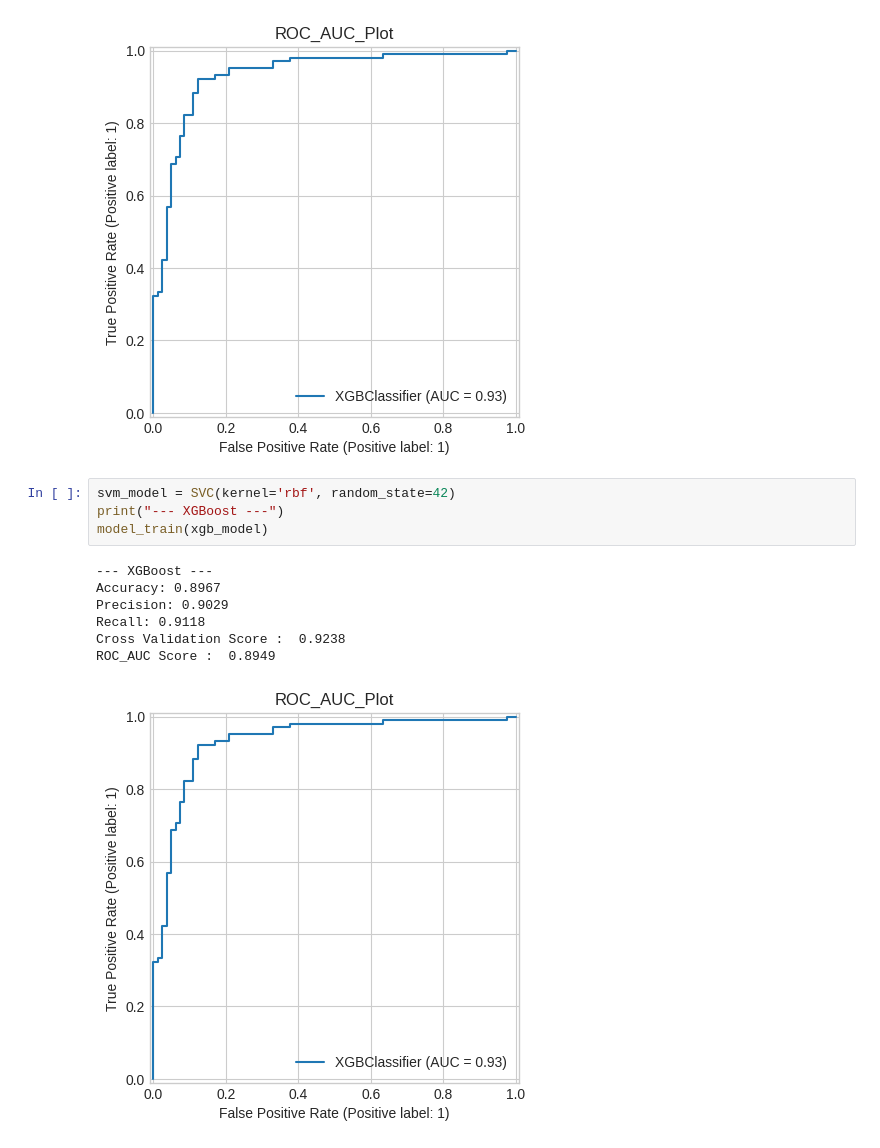
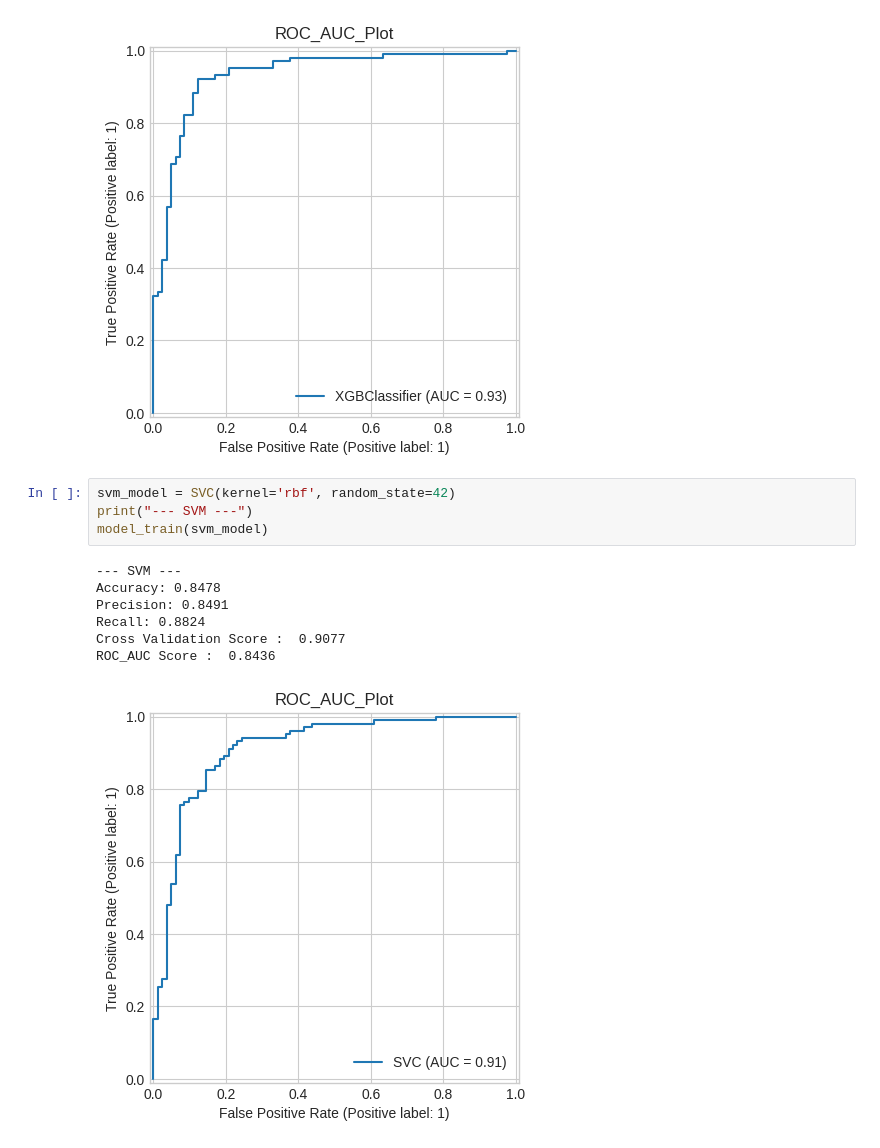
Before and after one commit to binswing/heart-failure-prediction, a Jupyter notebook: src/notebook/heart-failure-prediction-dm.ipynb, the cells around one changed output. Drawn from its saved outputs; the diff is of its cells as text.

Commit message:
[FIX] fixing Kaggle notebook: incorrect label and model of SVM

```diff
--- a/src/notebook/heart-failure-prediction-dm.ipynb
+++ b/src/notebook/heart-failure-prediction-dm.ipynb
@@ -382,13 +389,13 @@ ROC_AUC Score :  0.8949
 [figure]
 # %%
 svm_model = SVC(kernel='rbf', random_state=42)
-print("--- XGBoost ---")
-model_train(xgb_model)
+print("--- SVM ---")
+model_train(svm_model)
 # %% [output]
---- XGBoost ---
-Accuracy: 0.8967
-Precision: 0.9029
-Recall: 0.9118
-Cross Validation Score :  0.9238
-ROC_AUC Score :  0.8949
+--- SVM ---
+Accuracy: 0.8478
+Precision: 0.8491
+Recall: 0.8824
+Cross Validation Score :  0.9077
+ROC_AUC Score :  0.8436
-[figure, old version]
+[figure, new version]
```
Also changed, not shown: parts of 1 cell of this notebook.
